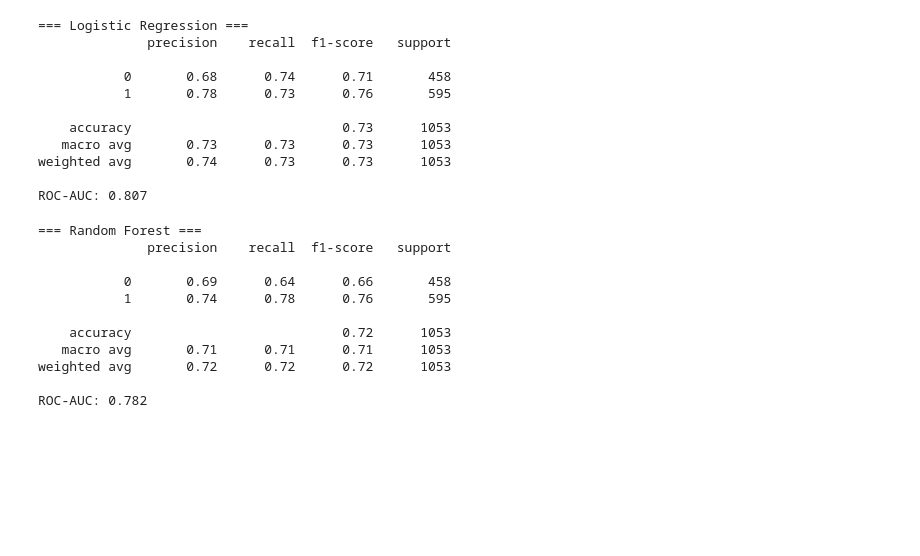
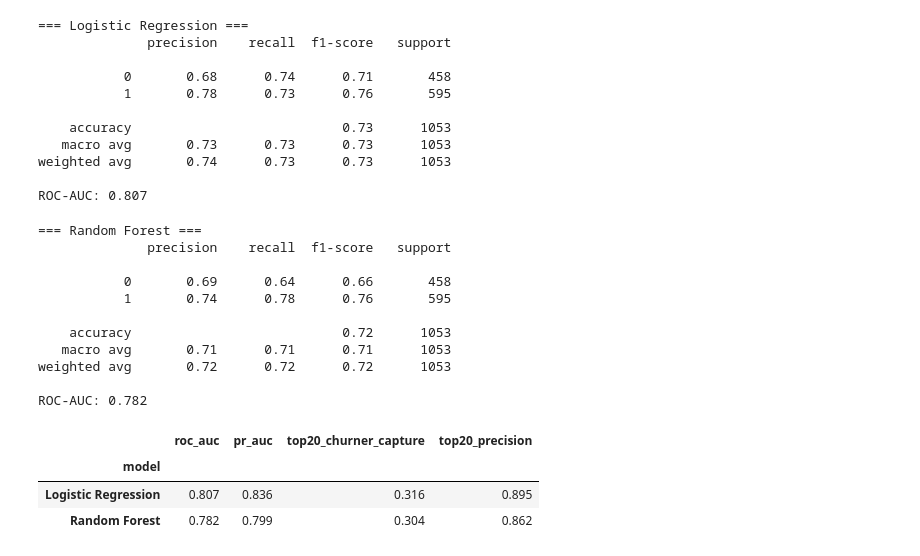
Before and after one commit to aditya-anand19/retail-customer-intelligence-platform, a Jupyter notebook: notebooks/04_churn_model.ipynb, the cells around one changed output. Drawn from its saved outputs; the diff is of its cells as text; code cells hidden in the pictures; blank space fills up the shorter version.

```diff
--- a/notebooks/04_churn_model.ipynb
+++ b/notebooks/04_churn_model.ipynb
@@ -130,3 +132,31 @@ print('ROC-AUC:', round(roc_auc_score(y_test, rf.predict_proba(X_test)[:,1]),3))
 weighted avg       0.72      0.72      0.72      1053
 
 ROC-AUC: 0.782
+# %%
+# Business-facing evaluation on the test set
+# If marketing can only contact the riskiest 20% of customers, how many churners do we reach?
+def top_k_capture(model, X_test, y_test, share=0.20):
+    proba = model.predict_proba(X_test)[:, 1]
+    y_true = np.array(y_test)
+    k = int(share * len(proba))
+    top = np.argsort(proba)[::-1][:k]
+    return y_true[top].sum() / y_true.sum(), y_true[top].mean()
+
+results = []
+for name, model in [('Logistic Regression', logreg), ('Random Forest', rf)]:
+    proba = model.predict_proba(X_test)[:, 1]
+    capture, precision_top = top_k_capture(model, X_test, y_test)
+    results.append({
+        'model': name,
+        'roc_auc': round(roc_auc_score(y_test, proba), 3),
+        'pr_auc': round(average_precision_score(y_test, proba), 3),
+        'top20_churner_capture': round(capture, 3),
+        'top20_precision': round(precision_top, 3),
+    })
+results = pd.DataFrame(results).set_index('model')
+results
+# %% [output]
+|  | roc_auc | pr_auc | top20_churner_capture | top20_precision |
+| model |  |  |  |  |
+| Logistic Regression | 0.807 | 0.836 | 0.316 | 0.895 |
+| Random Forest | 0.782 | 0.799 | 0.304 | 0.862 |
```
Also changed, not shown: parts of 7 cells of this notebook, 10 other files.
